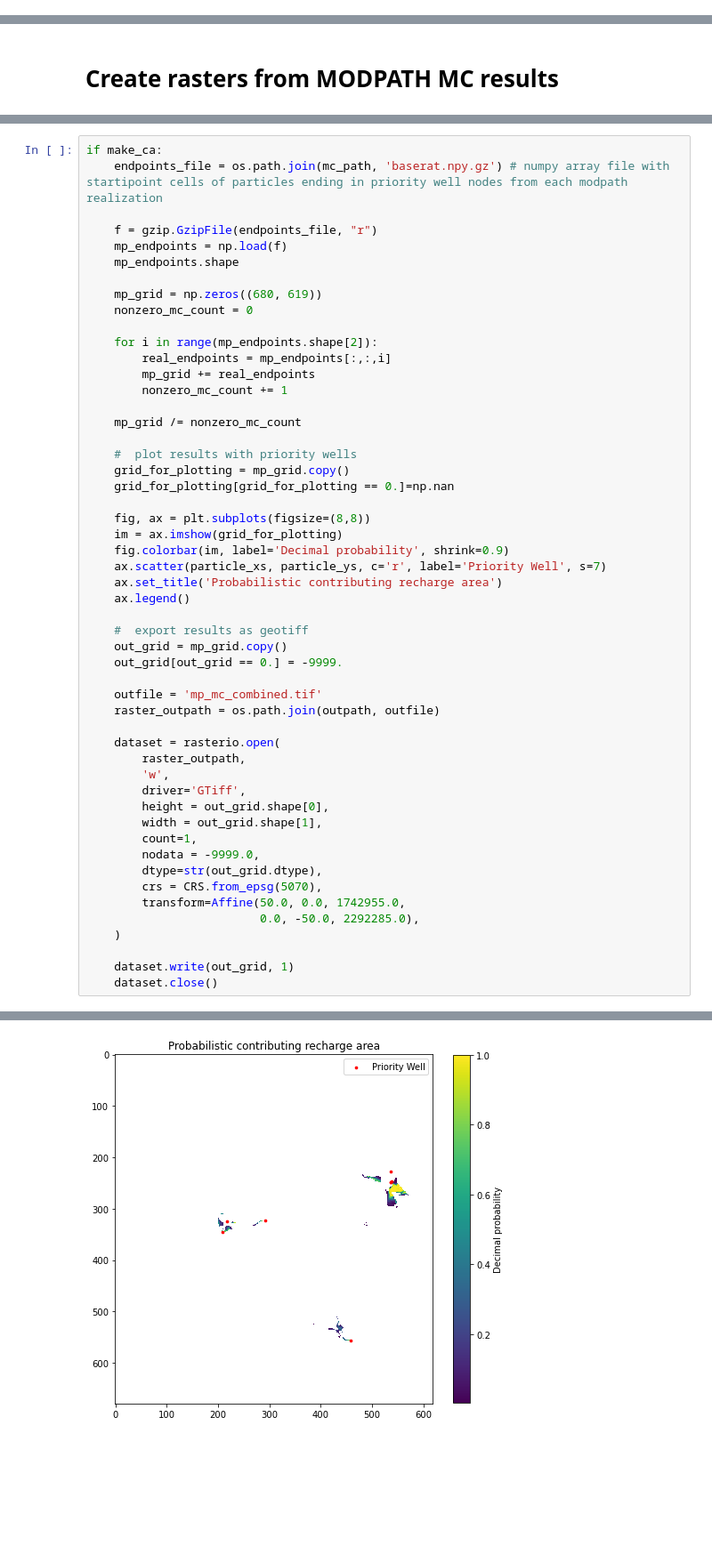
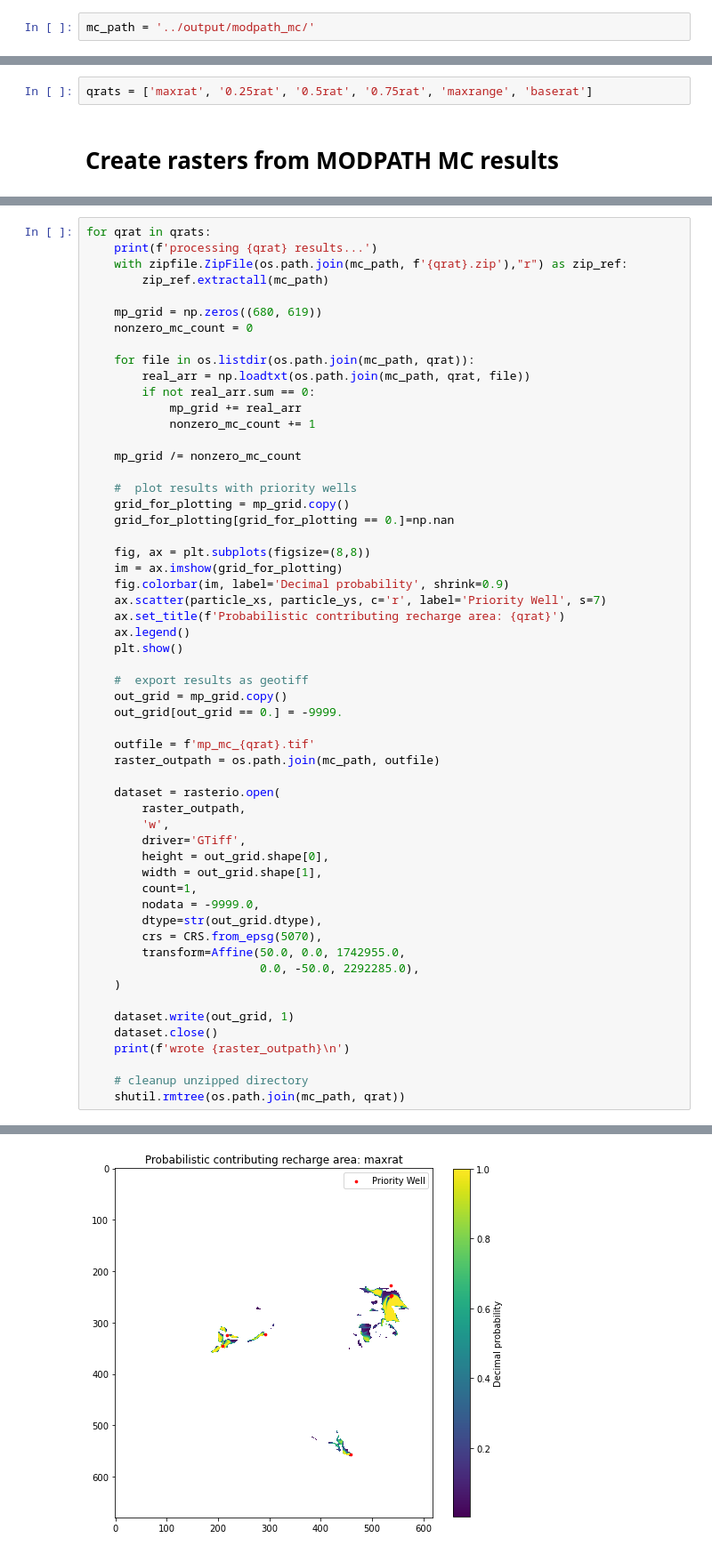
Before and after one commit to DOI-USGS/neversink_workflow, a Jupyter notebook: notebooks_workflow_complete/4.2_postproc_modpest_MC_with_results.ipynb, the cells around one changed output, grey strips where cells are left out. Shown at 89% size. Drawn from its saved outputs; the diff is of its cells as text; blank space fills up the shorter version.

Commit message:
updated modpath postproc notebooks, added modpath files to optimal, added modpath mc arrays, added modpath optimal output

```diff
--- a/notebooks_workflow_complete/4.2_postproc_modpest_MC_with_results.ipynb
+++ b/notebooks_workflow_complete/4.2_postproc_modpest_MC_with_results.ipynb
@@ -23,3 +21,5 @@ if not os.path.exists(outpath):
+# %%
+mc_path = '../output/modpath_mc/'
 # %% [markdown]
 ### get list of priority wells, and locations
 # %%
@@ -48,2 +43,4 @@ proc_heads=True
+# %%
+qrats = ['maxrat', '0.25rat', '0.5rat', '0.75rat', 'maxrange', 'baserat']
 # %% [markdown]
 # Create rasters from MODPATH MC results
@@ -94,18 +49,17 @@ if proc_heads is True:
 # %%
-if make_ca:
-    endpoints_file = os.path.join(mc_path, 'baserat.npy.gz') # numpy array file with startipoint cells of particles ending in priority well nodes from each modpath realization
-
-    f = gzip.GzipFile(endpoints_file, "r")
-    mp_endpoints = np.load(f)
-    mp_endpoints.shape
+for qrat in qrats:
+    print(f'processing {qrat} results...')
+    with zipfile.ZipFile(os.path.join(mc_path, f'{qrat}.zip'),"r") as zip_ref:
+        zip_ref.extractall(mc_path)
 
     mp_grid = np.zeros((680, 619))
     nonzero_mc_count = 0
 
-    for i in range(mp_endpoints.shape[2]):
-        real_endpoints = mp_endpoints[:,:,i]
-        mp_grid += real_endpoints
-        nonzero_mc_count += 1
+    for file in os.listdir(os.path.join(mc_path, qrat)):
+        real_arr = np.loadtxt(os.path.join(mc_path, qrat, file))
+        if not real_arr.sum == 0:
+            mp_grid += real_arr
+            nonzero_mc_count += 1
 
     mp_grid /= nonzero_mc_count
 
@@ -117,15 +71,16 @@ if make_ca:
     im = ax.imshow(grid_for_plotting)
     fig.colorbar(im, label='Decimal probability', shrink=0.9)
     ax.scatter(particle_xs, particle_ys, c='r', label='Priority Well', s=7)
-    ax.set_title('Probabilistic contributing recharge area')
+    ax.set_title(f'Probabilistic contributing recharge area: {qrat}')
     ax.legend()
+    plt.show()
 
     #  export results as geotiff
     out_grid = mp_grid.copy()
     out_grid[out_grid == 0.] = -9999.
 
-    outfile = 'mp_mc_combined.tif'
-    raster_outpath = os.path.join(outpath, outfile)
+    outfile = f'mp_mc_{qrat}.tif'
+    raster_outpath = os.path.join(mc_path, outfile)
 
     dataset = rasterio.open(
         raster_outpath,
@@ -143,4 +98,8 @@ if make_ca:
 
     dataset.write(out_grid, 1)
     dataset.close()
+    print(f'wrote {raster_outpath}\n')
+
+    # cleanup unzipped directory
+    shutil.rmtree(os.path.join(mc_path, qrat))
 # %% [output]
@@ -147 +107 @@ if make_ca:
-[figure, old version]
+[figure, new version]
```
Also changed, not shown: parts of 12 cells of this notebook, 26 other files.
